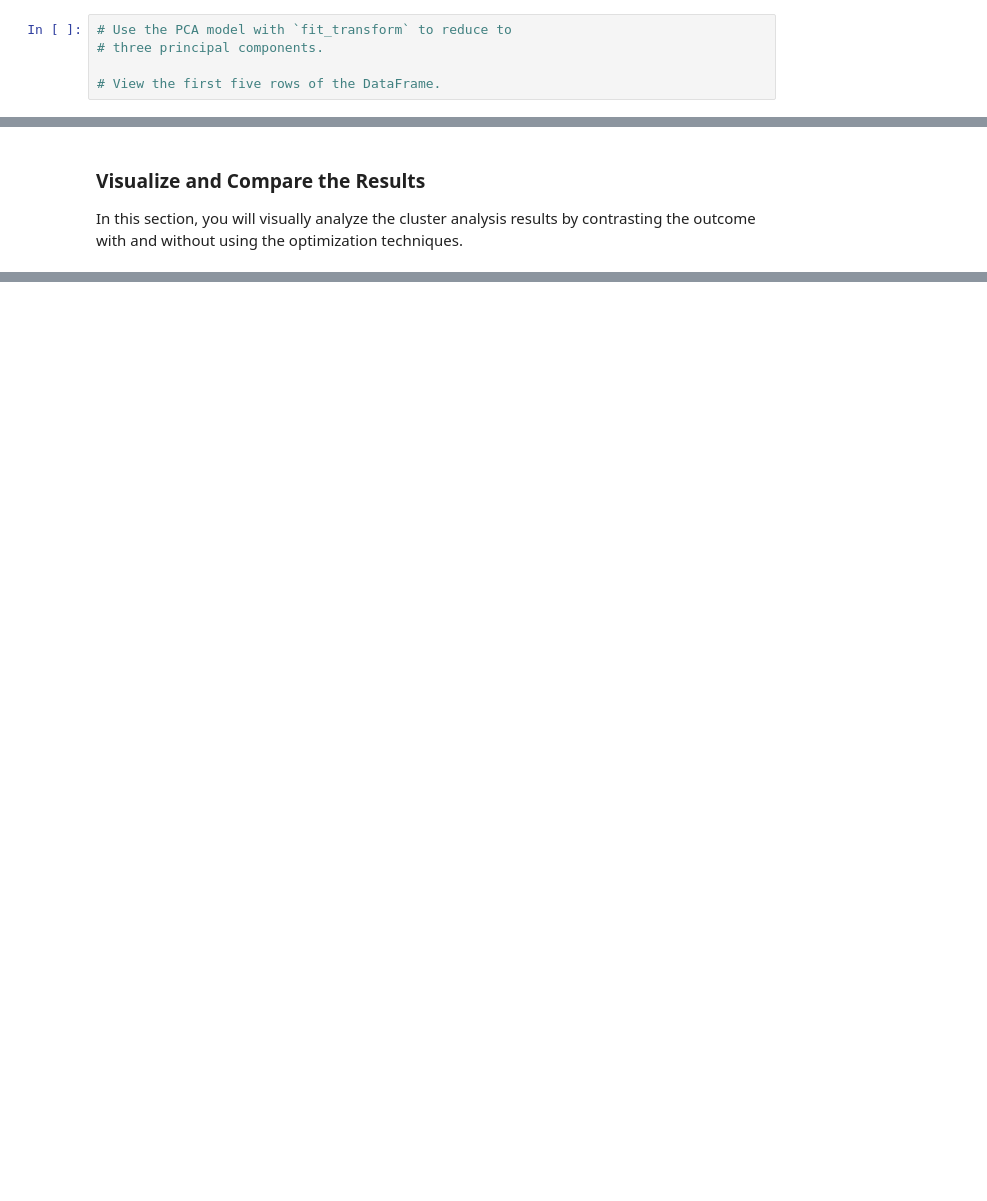
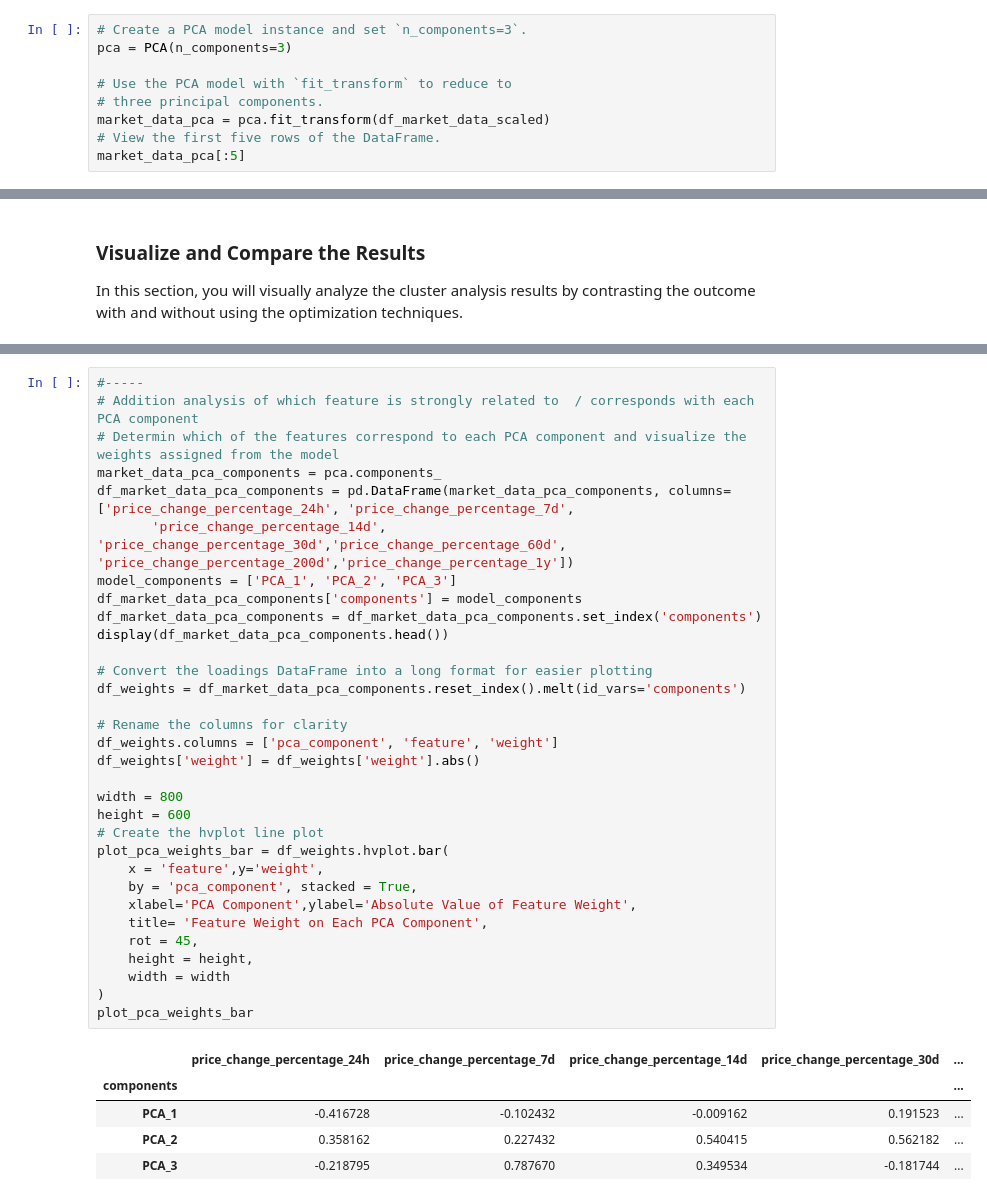
Before and after one commit to mnaffziger/CryptoClustering, a Jupyter notebook: Crypto_Clustering.ipynb, the cells around one changed output, grey strips where cells are left out. Saved outputs shown, nothing was run; the diff lists cells and outputs as text; blank space fills up the shorter version.

```diff
--- a/Crypto_Clustering.ipynb
+++ b/Crypto_Clustering.ipynb
@@ -221,5 +229,9 @@ df_market_data_pred_k4.hvplot.scatter(
 # %%
+# Create a PCA model instance and set `n_components=3`.
+pca = PCA(n_components=3)
+
 # Use the PCA model with `fit_transform` to reduce to
 # three principal components.
-
+market_data_pca = pca.fit_transform(df_market_data_scaled)
 # View the first five rows of the DataFrame.
+market_data_pca[:5]
@@ -318,0 +420,38 @@ In this section, you will visually analyze the cluster analysis results by contr
+# %%
+#-----
+# Addition analysis of which feature is strongly related to  / corresponds with each PCA component
+# Determin which of the features correspond to each PCA component and visualize the weights assigned from the model
+market_data_pca_components = pca.components_
+df_market_data_pca_components = pd.DataFrame(market_data_pca_components, columns=['price_change_percentage_24h', 'price_change_percentage_7d',
+       'price_change_percentage_14d', 'price_change_percentage_30d','price_change_percentage_60d', 'price_change_percentage_200d','price_change_percentage_1y'])
+model_components = ['PCA_1', 'PCA_2', 'PCA_3']
+df_market_data_pca_components['components'] = model_components
+df_market_data_pca_components = df_market_data_pca_components.set_index('components')
+display(df_market_data_pca_components.head())
+
+# Convert the loadings DataFrame into a long format for easier plotting
+df_weights = df_market_data_pca_components.reset_index().melt(id_vars='components')
+
+# Rename the columns for clarity
+df_weights.columns = ['pca_component', 'feature', 'weight']
+df_weights['weight'] = df_weights['weight'].abs()
+
+width = 800
+height = 600
+# Create the hvplot line plot
+plot_pca_weights_bar = df_weights.hvplot.bar(
+    x = 'feature',y='weight',
+    by = 'pca_component', stacked = True,
+    xlabel='PCA Component',ylabel='Absolute Value of Feature Weight',
+    title= 'Feature Weight on Each PCA Component',
+    rot = 45,
+    height = height,
+    width = width
+)
+plot_pca_weights_bar
+# %% [output]
+|  | price_change_percentage_24h | price_change_percentage_7d | price_change_percentage_14d | price_change_percentage_30d | ... |
+| components |  |  |  |  | ... |
+| PCA_1 | -0.416728 | -0.102432 | -0.009162 | 0.191523 | ... |
+| PCA_2 | 0.358162 | 0.227432 | 0.540415 | 0.562182 | ... |
+| PCA_3 | -0.218795 | 0.787670 | 0.349534 | -0.181744 | ... |
```
Also changed, not shown: parts of 33 cells of this notebook.
